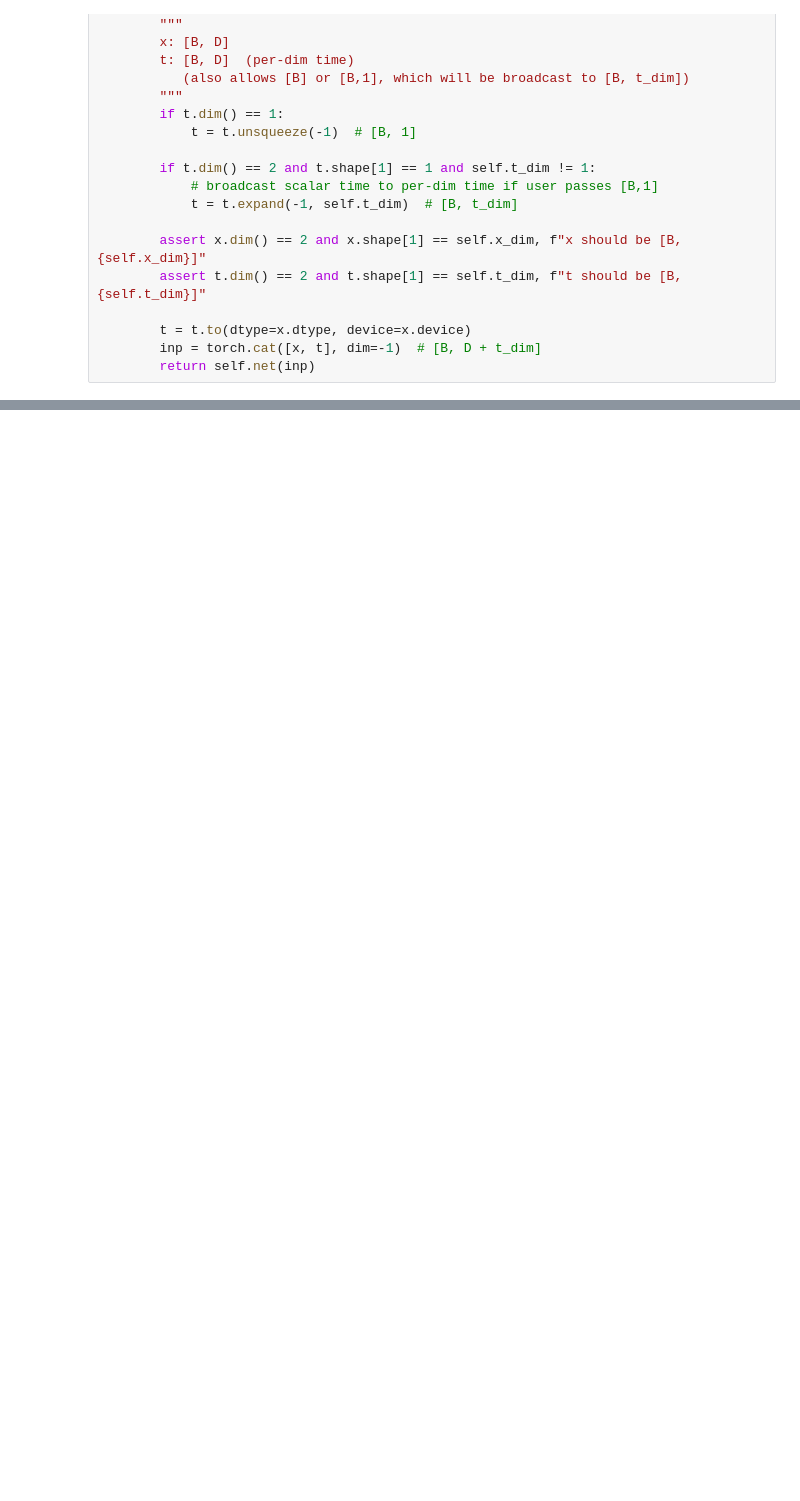
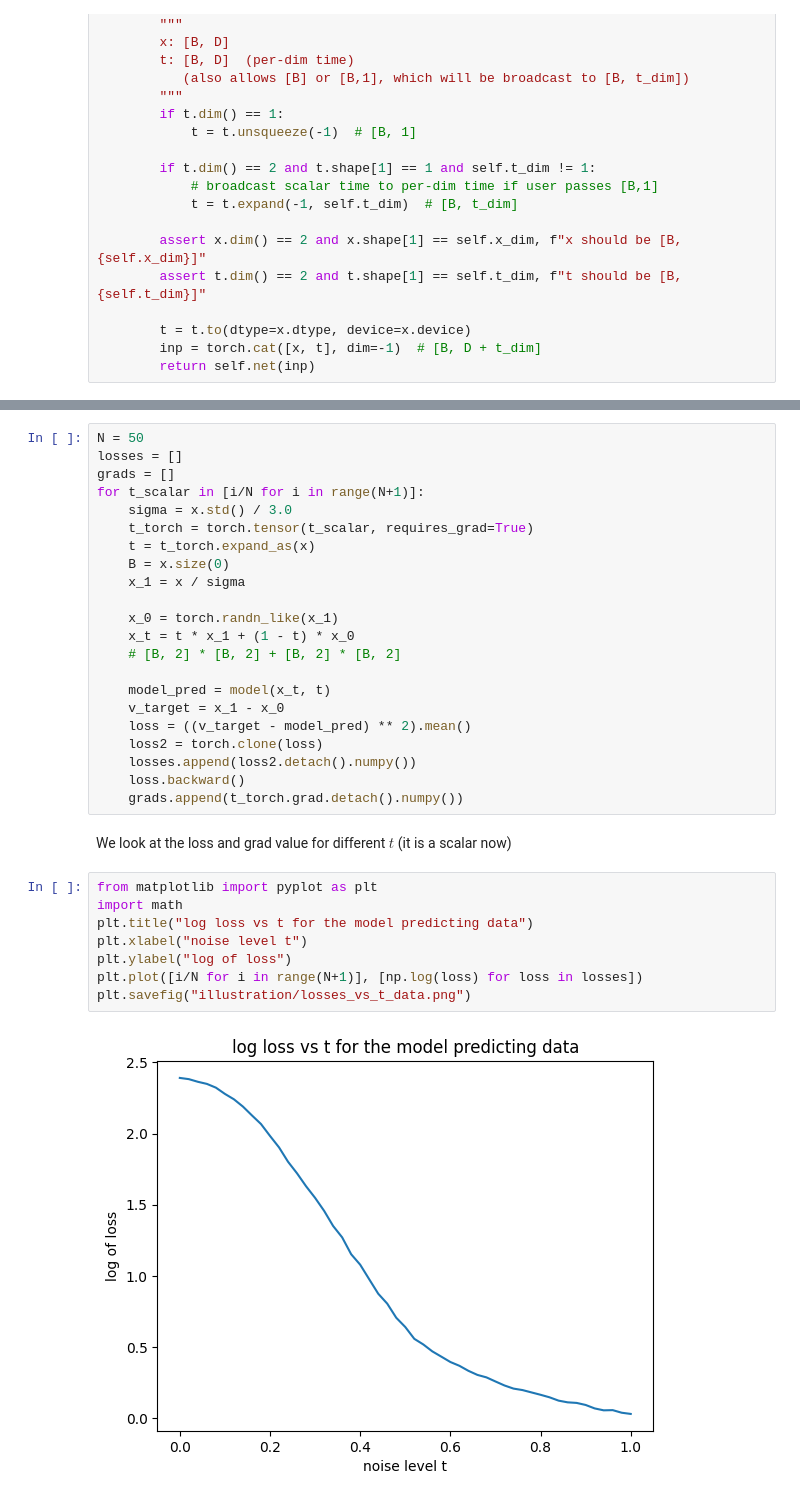
Before and after one commit to JetfiRex/Diffusion-ToyModel, a Jupyter notebook: flow_schedule_2d (1).ipynb, the cells around one changed output, grey strips where cells are left out. Drawn from its saved outputs; the diff is of its cells as text; blank space fills up the shorter version.

```diff
--- a/flow_schedule_2d (1).ipynb
+++ b/flow_schedule_2d (1).ipynb
@@ -217,0 +361,34 @@ Now we calculate the loss
+# %%
+N = 50
+losses = []
+grads = []
+for t_scalar in [i/N for i in range(N+1)]:
+    sigma = x.std() / 3.0
+    t_torch = torch.tensor(t_scalar, requires_grad=True)
+    t = t_torch.expand_as(x)
+    B = x.size(0)
+    x_1 = x / sigma
+
+    x_0 = torch.randn_like(x_1)
+    x_t = t * x_1 + (1 - t) * x_0
+    # [B, 2] * [B, 2] + [B, 2] * [B, 2]
+
+    model_pred = model(x_t, t)
+    v_target = x_1 - x_0
+    loss = ((v_target - model_pred) ** 2).mean()
+    loss2 = torch.clone(loss)
+    losses.append(loss2.detach().numpy())
+    loss.backward()
+    grads.append(t_torch.grad.detach().numpy())
+# %% [markdown]
+We look at the loss and grad value for different $t$ (it is a scalar now)
+# %%
+from matplotlib import pyplot as plt
+import math
+plt.title("log loss vs t for the model predicting data")
+plt.xlabel("noise level t")
+plt.ylabel("log of loss")
+plt.plot([i/N for i in range(N+1)], [np.log(loss) for loss in losses])
+plt.savefig("illustration/losses_vs_t_data.png")
+# %% [output]
+[figure, added]
```
Also changed, not shown: parts of 41 cells of this notebook, 10 other files.
